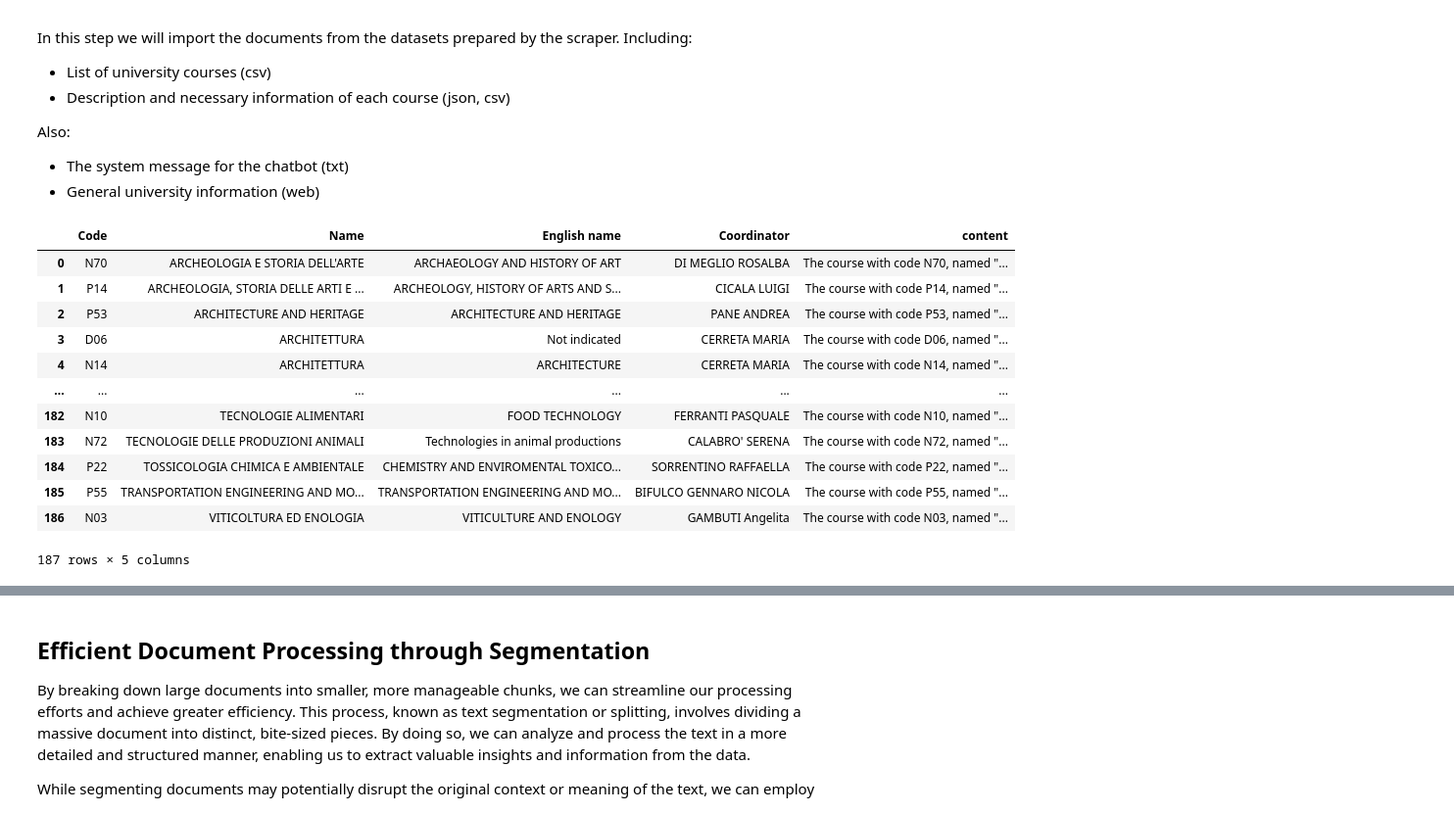
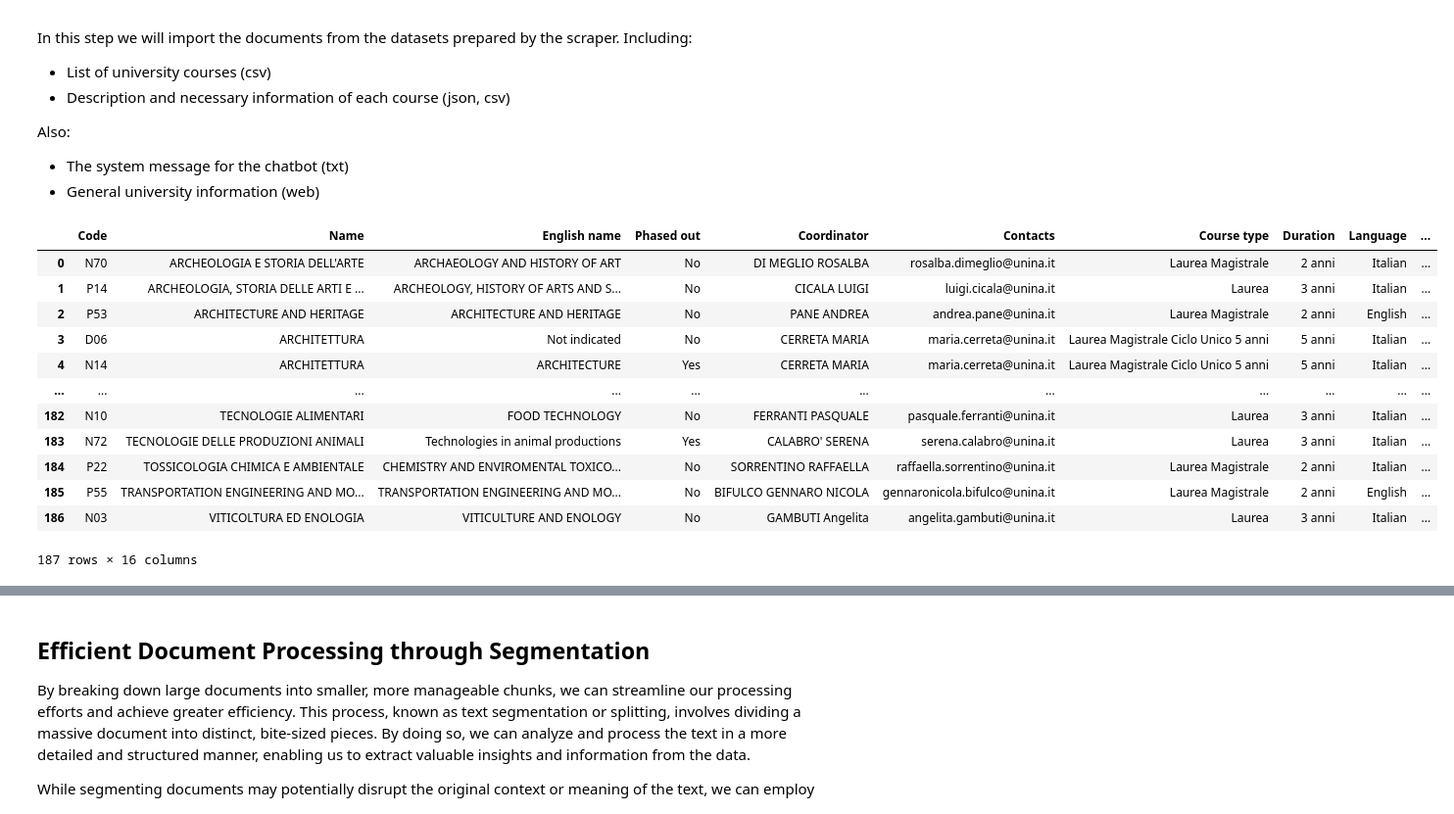
Before and after one commit to msolki/Frederick, a Jupyter notebook: Frederick.ipynb, the cells around one changed output, grey strips where cells are left out. Shown at 98% size. Cells and saved outputs as stored; diff of their text form; code cells hidden in the pictures.

```diff
--- a/Frederick.ipynb
+++ b/Frederick.ipynb
@@ -74,40 +92,45 @@ Also:
 # %%
 import pandas as pd
 
 course_list_df = pd.read_json(DATA_DIR + '/courses_list.json')
 course_desc_df = pd.read_json(DATA_DIR + '/courses_description_legacy.json')
 
 
 def get_course_unit_content(course_unit):
     content = f"""
     The course with code {course_unit['Code']}, named "{course_unit['Name']}" (English name: "{course_unit['English name']}"), is coordinated by {course_unit['Coordinator']}. It is part of the {course_unit['Course type']} program in the {course_unit['Department']} department under the {course_unit['School']} school. The course is conducted in {course_unit['Language']} and is located in {course_unit['Locations']}. This course was activated in the year {course_unit['Activation year']}. For more information, visit the course homepage: {course_unit['Course Homepage']}.
     """
     return content.strip()
 
 # def rename_columns(df, target_column_name, new_name):
 #     return df.rename(columns={target_column_name: new_name})
 
 def load_courses_document_df(course_desc_df):
     course_desc_df['content'] = course_desc_df.apply(lambda x: get_course_unit_content(x), axis=1)
-    metadata = ["Code", "Name", "English name", "Coordinator", "content"]
+    metadata = ["Code", "Name", "English name", "Phased out", "Coordinator",
+                "Contacts", "Course type", "Duration", "Language",
+                "Degree class", "Activation year", "School", "Department",
+                "Locations", "Course Homepage", "content"]
+
     return course_desc_df[metadata]
 
 df = load_courses_document_df(course_desc_df)
+df['Contacts'] = df['Contacts'].astype(str)
 df
 # %% [output]
-|  | Code | Name | English name | Coordinator | content |
-| 0 | N70 | ARCHEOLOGIA E STORIA DELL'ARTE | ARCHAEOLOGY AND HISTORY OF ART | DI MEGLIO ROSALBA | The course with code N70, named "... |
-| 1 | P14 | ARCHEOLOGIA, STORIA DELLE ARTI E ... | ARCHEOLOGY, HISTORY OF ARTS AND S... | CICALA LUIGI | The course with code P14, named "... |
-| 2 | P53 | ARCHITECTURE AND HERITAGE | ARCHITECTURE AND HERITAGE | PANE ANDREA | The course with code P53, named "... |
-| 3 | D06 | ARCHITETTURA | Not indicated | CERRETA MARIA | The course with code D06, named "... |
-| 4 | N14 | ARCHITETTURA | ARCHITECTURE | CERRETA MARIA | The course with code N14, named "... |
-| ... | ... | ... | ... | ... | ... |
-| 182 | N10 | TECNOLOGIE ALIMENTARI | FOOD TECHNOLOGY | FERRANTI PASQUALE | The course with code N10, named "... |
-| 183 | N72 | TECNOLOGIE DELLE PRODUZIONI ANIMALI | Technologies in animal productions | CALABRO' SERENA | The course with code N72, named "... |
-| 184 | P22 | TOSSICOLOGIA CHIMICA E AMBIENTALE | CHEMISTRY AND ENVIROMENTAL TOXICO... | SORRENTINO RAFFAELLA | The course with code P22, named "... |
-| 185 | P55 | TRANSPORTATION ENGINEERING AND MO... | TRANSPORTATION ENGINEERING AND MO... | BIFULCO GENNARO NICOLA | The course with code P55, named "... |
-| 186 | N03 | VITICOLTURA ED ENOLOGIA | VITICULTURE AND ENOLOGY | GAMBUTI Angelita | The course with code N03, named "... |
+|  | Code | Name | English name | Phased out | Coordinator | Contacts | Course type | Duration | Language | ... |
+| 0 | N70 | ARCHEOLOGIA E STORIA DELL'ARTE | ARCHAEOLOGY AND HISTORY OF ART | No | DI MEGLIO ROSALBA | rosalba.dimeglio@unina.it | Laurea Magistrale | 2 anni | Italian | ... |
+| 1 | P14 | ARCHEOLOGIA, STORIA DELLE ARTI E ... | ARCHEOLOGY, HISTORY OF ARTS AND S... | No | CICALA LUIGI | luigi.cicala@unina.it | Laurea | 3 anni | Italian | ... |
+| 2 | P53 | ARCHITECTURE AND HERITAGE | ARCHITECTURE AND HERITAGE | No | PANE ANDREA | andrea.pane@unina.it | Laurea Magistrale | 2 anni | English | ... |
+| 3 | D06 | ARCHITETTURA | Not indicated | No | CERRETA MARIA | maria.cerreta@unina.it | Laurea Magistrale Ciclo Unico 5 anni | 5 anni | Italian | ... |
+| 4 | N14 | ARCHITETTURA | ARCHITECTURE | Yes | CERRETA MARIA | maria.cerreta@unina.it | Laurea Magistrale Ciclo Unico 5 anni | 5 anni | Italian | ... |
+| ... | ... | ... | ... | ... | ... | ... | ... | ... | ... | ... |
+| 182 | N10 | TECNOLOGIE ALIMENTARI | FOOD TECHNOLOGY | No | FERRANTI PASQUALE | pasquale.ferranti@unina.it | Laurea | 3 anni | Italian | ... |
+| 183 | N72 | TECNOLOGIE DELLE PRODUZIONI ANIMALI | Technologies in animal productions | Yes | CALABRO' SERENA | serena.calabro@unina.it | Laurea | 3 anni | Italian | ... |
+| 184 | P22 | TOSSICOLOGIA CHIMICA E AMBIENTALE | CHEMISTRY AND ENVIROMENTAL TOXICO... | No | SORRENTINO RAFFAELLA | raffaella.sorrentino@unina.it | Laurea Magistrale | 2 anni | Italian | ... |
+| 185 | P55 | TRANSPORTATION ENGINEERING AND MO... | TRANSPORTATION ENGINEERING AND MO... | No | BIFULCO GENNARO NICOLA | gennaronicola.bifulco@unina.it | Laurea Magistrale | 2 anni | English | ... |
+| 186 | N03 | VITICOLTURA ED ENOLOGIA | VITICULTURE AND ENOLOGY | No | GAMBUTI Angelita | angelita.gambuti@unina.it | Laurea | 3 anni | Italian | ... |
-187 rows × 5 columns
+187 rows × 16 columns
 # %%
 from langchain_community.document_loaders import WebBaseLoader
 from langchain_community.document_loaders import TextLoader
```
Also changed, not shown: parts of 23 cells of this notebook, 4 other files.
